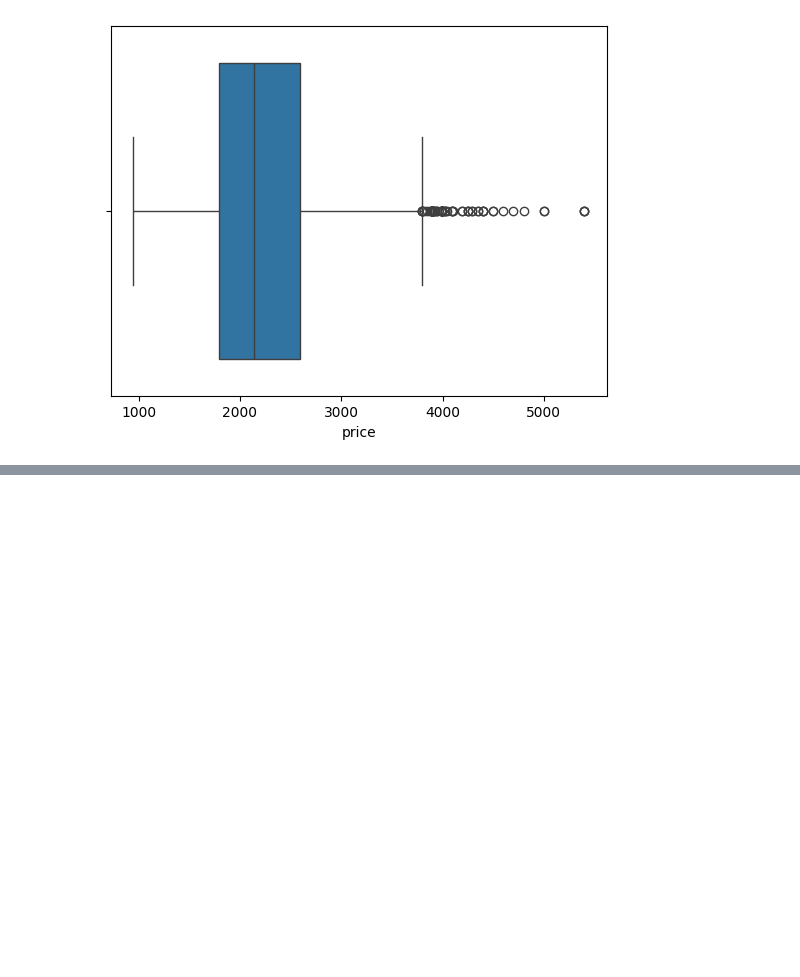
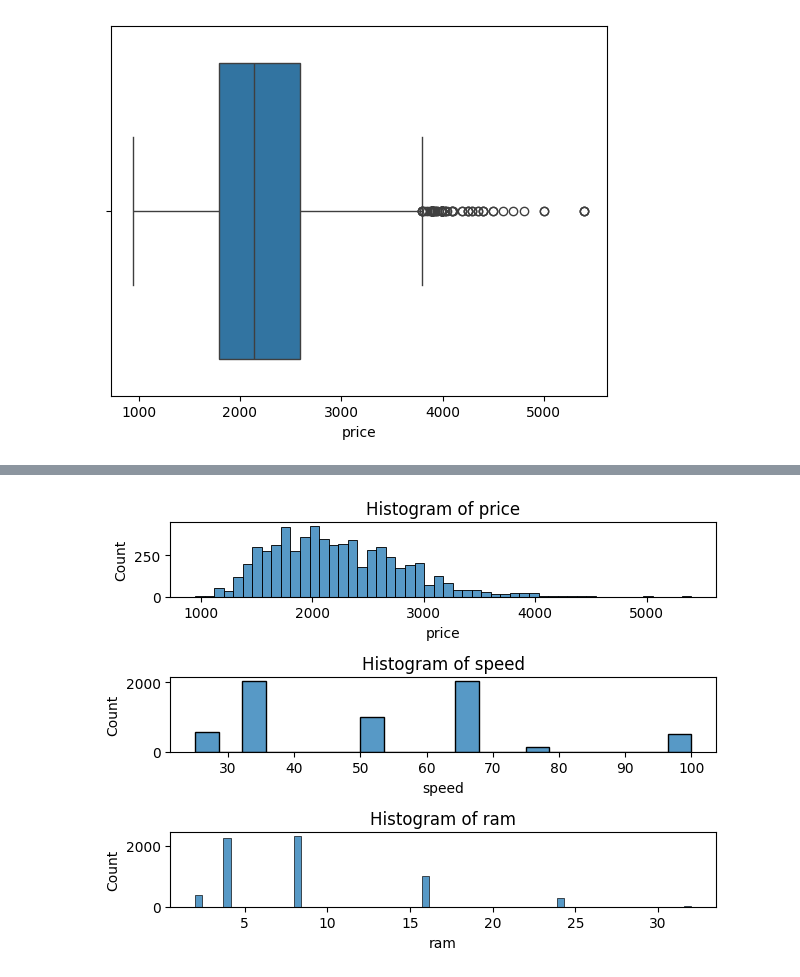
Before and after one commit to daveysull/regression_analysis, a Jupyter notebook: assignment1.ipynb, the cells around one changed output, grey strips where cells are left out. Cells and saved outputs as stored; diff of their text form; code cells hidden in the pictures; blank space fills up the shorter version.

Commit message:
subplots

```diff
--- a/assignment1.ipynb
+++ b/assignment1.ipynb
@@ -72,0 +74,13 @@ sns.histplot(computers['ram'])
+# %%
+import matplotlib.pyplot as plt
+
+columns = ['price', 'speed', 'ram']
+data = computers
+
+fig, ax = plt.subplots(len(columns), layout="tight")
+
+for col, ax in zip (columns, ax.flat):
+    sns.histplot(data=data, x=col, ax=ax)
+    ax.set_title(f'Histogram of {col}')
+# %% [output]
+[figure, added]
```
Also changed, not shown: parts of 3 cells of this notebook.
